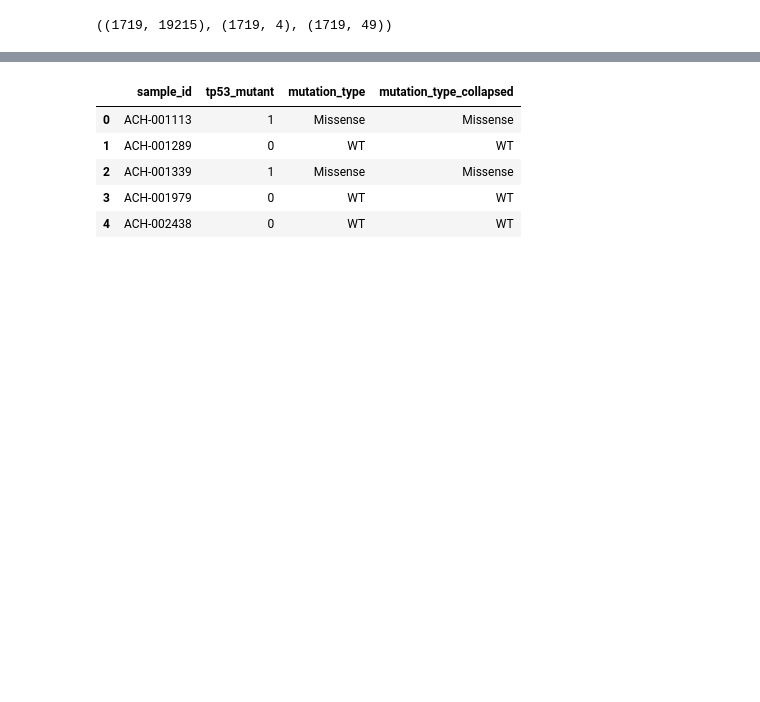
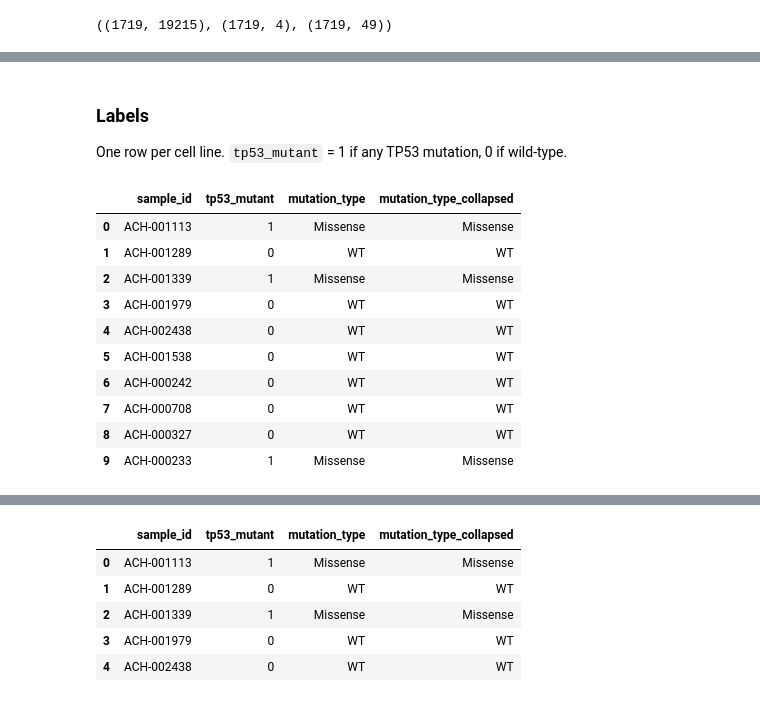
Before and after one commit to VlaadiAangelov/TP53-MUTATIONS, a Jupyter notebook: notebooks/01_data_and_eda.ipynb, the cells around one changed output, grey strips where cells are left out. Drawn from its saved outputs; the diff is of its cells as text; code cells hidden in the pictures; blank space fills up the shorter version.

```diff
--- a/notebooks/01_data_and_eda.ipynb
+++ b/notebooks/01_data_and_eda.ipynb
@@ -25,0 +53,17 @@ X.shape, labels.shape, metadata.shape
+# %% [markdown]
+### Labels
+One row per cell line. `tp53_mutant` = 1 if any TP53 mutation, 0 if wild-type.
+# %%
+labels.head(10)
+# %% [output]
+|  | sample_id | tp53_mutant | mutation_type | mutation_type_collapsed |
+| 0 | ACH-001113 | 1 | Missense | Missense |
+| 1 | ACH-001289 | 0 | WT | WT |
+| 2 | ACH-001339 | 1 | Missense | Missense |
+| 3 | ACH-001979 | 0 | WT | WT |
+| 4 | ACH-002438 | 0 | WT | WT |
+| 5 | ACH-001538 | 0 | WT | WT |
+| 6 | ACH-000242 | 0 | WT | WT |
+| 7 | ACH-000708 | 0 | WT | WT |
+| 8 | ACH-000327 | 0 | WT | WT |
+| 9 | ACH-000233 | 1 | Missense | Missense |
```
Also changed, not shown: parts of 7 cells of this notebook, 17 other files.
